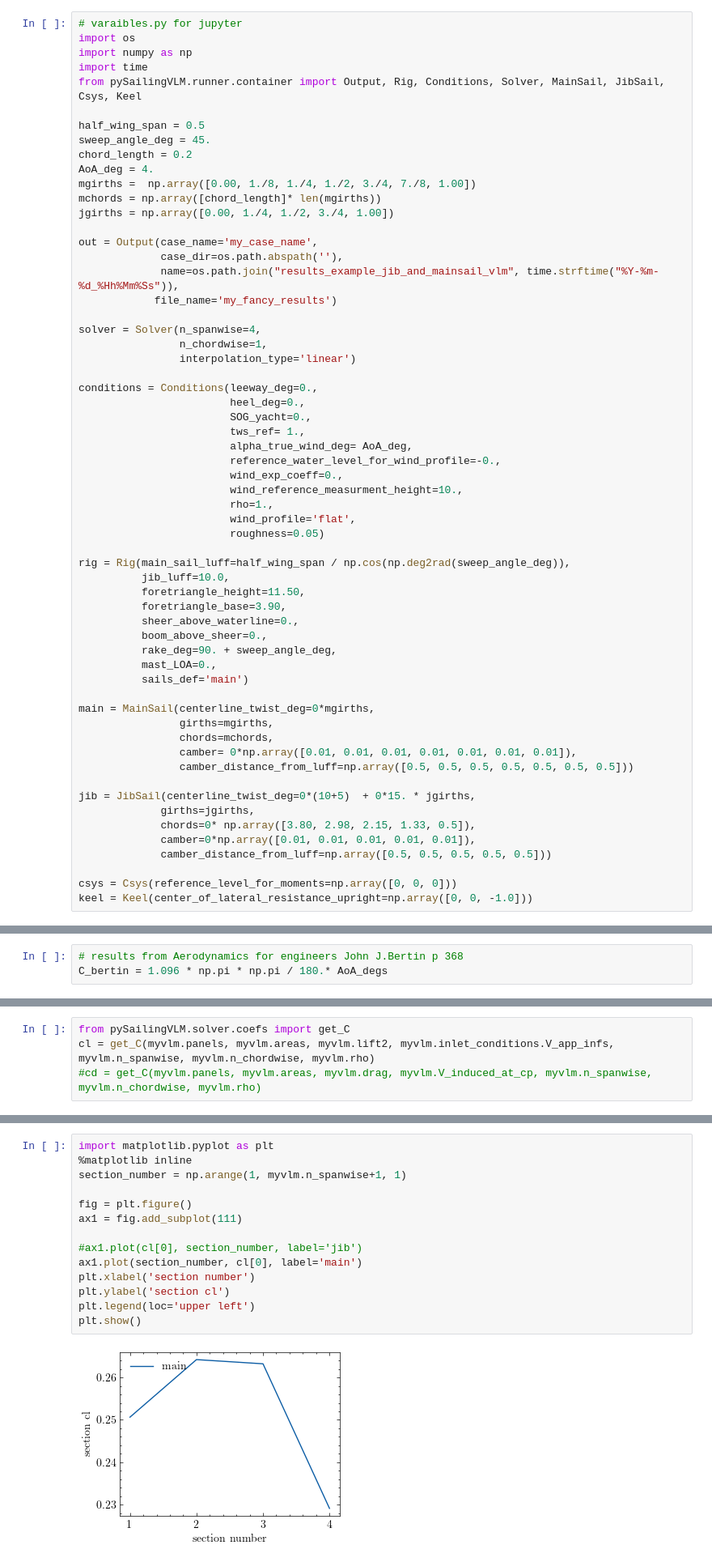
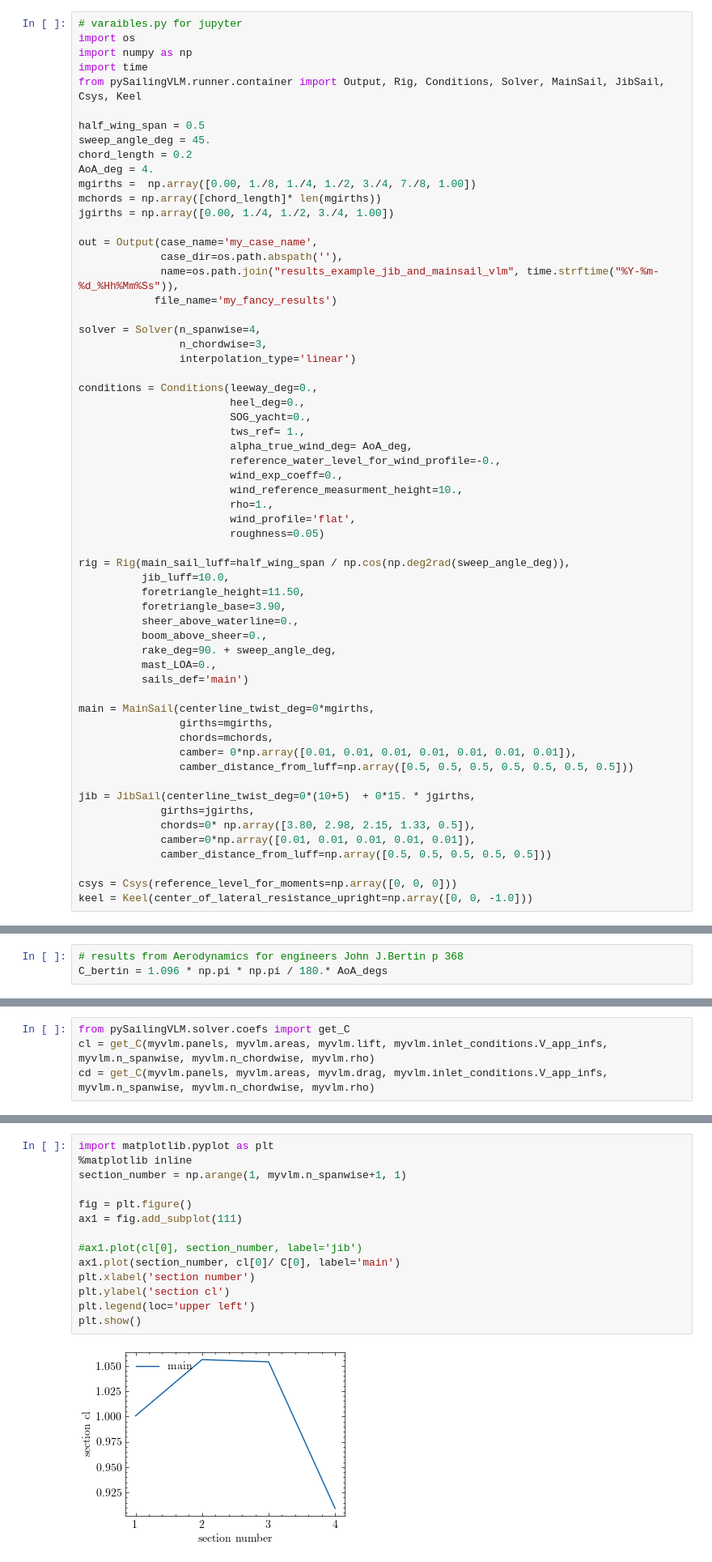
Before and after one commit to orgSailingVLM/pySailingVLM, a Jupyter notebook: pySailingVLM/examples/bertin-zuza.ipynb, the cells around one changed output, grey strips where cells are left out. Shown at 81% size. Cells and saved outputs as stored; diff of their text form.

```diff
--- a/pySailingVLM/examples/bertin-zuza.ipynb
+++ b/pySailingVLM/examples/bertin-zuza.ipynb
@@ -22,7 +22,7 @@ out = Output(case_name='my_case_name',
             file_name='my_fancy_results')
 
 solver = Solver(n_spanwise=4,
-                n_chordwise=1,
+                n_chordwise=3,
                 interpolation_type='linear')
 
 conditions = Conditions(leeway_deg=0.,
@@ -191,4 +191,4 @@ plt.savefig('bertin_2')
 # %%
 from pySailingVLM.solver.coefs import get_C
-cl = get_C(myvlm.panels, myvlm.areas, myvlm.lift2, myvlm.inlet_conditions.V_app_infs, myvlm.n_spanwise, myvlm.n_chordwise, myvlm.rho)
-#cd = get_C(myvlm.panels, myvlm.areas, myvlm.drag, myvlm.V_induced_at_cp, myvlm.n_spanwise, myvlm.n_chordwise, myvlm.rho)
+cl = get_C(myvlm.panels, myvlm.areas, myvlm.lift, myvlm.inlet_conditions.V_app_infs, myvlm.n_spanwise, myvlm.n_chordwise, myvlm.rho)
+cd = get_C(myvlm.panels, myvlm.areas, myvlm.drag, myvlm.inlet_conditions.V_app_infs, myvlm.n_spanwise, myvlm.n_chordwise, myvlm.rho)
@@ -199,16 +223,16 @@ array([[0.25063677, 0.26419797, 0.26321052, 0.2291447 ]])
 # %%
 import matplotlib.pyplot as plt
 %matplotlib inline
 section_number = np.arange(1, myvlm.n_spanwise+1, 1)
 
 fig = plt.figure()
 ax1 = fig.add_subplot(111)
 
 #ax1.plot(cl[0], section_number, label='jib')
-ax1.plot(section_number, cl[0], label='main')
+ax1.plot(section_number, cl[0]/ C[0], label='main')
 plt.xlabel('section number')
 plt.ylabel('section cl')
 plt.legend(loc='upper left')
 plt.show()
 # %% [output]
-[figure, old version]
+[figure, new version]
```
Also changed, not shown: parts of 17 cells of this notebook, 8 other files.
